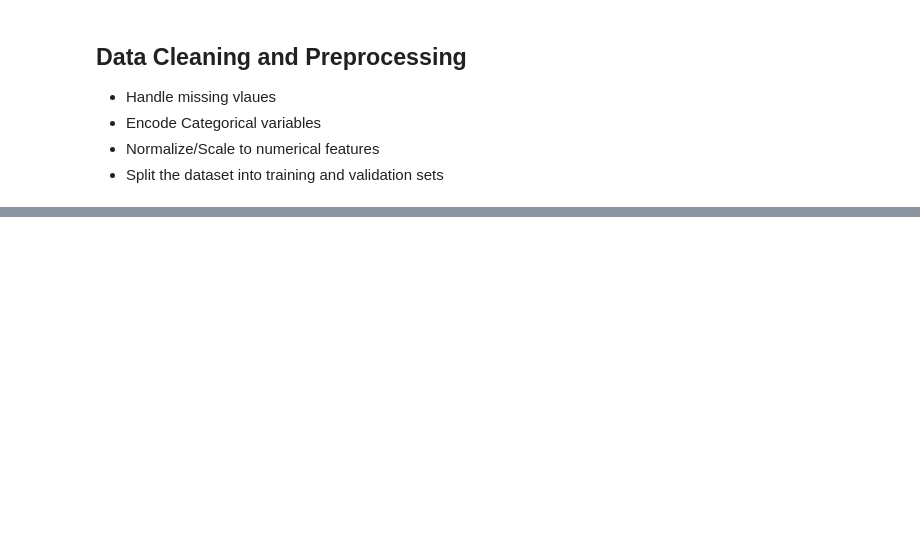
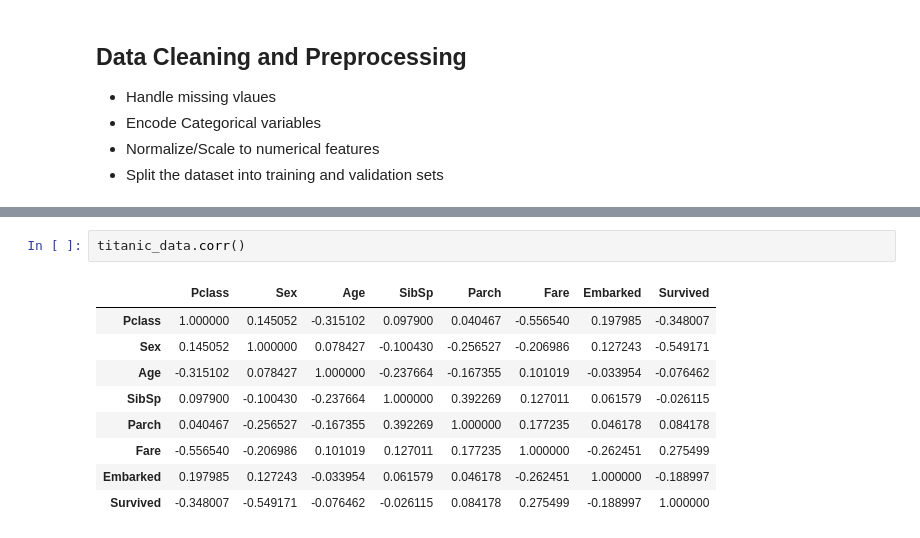
Before and after one commit to brem-21/Titanic, a Jupyter notebook: Untitled90.ipynb, the cells around one changed output, grey strips where cells are left out. Drawn from its saved outputs; the diff is of its cells as text; blank space fills up the shorter version.

```diff
--- a/Untitled90.ipynb
+++ b/Untitled90.ipynb
@@ -130,0 +438,12 @@ plt.show()
+# %%
+titanic_data.corr()
+# %% [output]
+|  | Pclass | Sex | Age | SibSp | Parch | Fare | Embarked | Survived |
+| Pclass | 1.000000 | 0.145052 | -0.315102 | 0.097900 | 0.040467 | -0.556540 | 0.197985 | -0.348007 |
+| Sex | 0.145052 | 1.000000 | 0.078427 | -0.100430 | -0.256527 | -0.206986 | 0.127243 | -0.549171 |
+| Age | -0.315102 | 0.078427 | 1.000000 | -0.237664 | -0.167355 | 0.101019 | -0.033954 | -0.076462 |
+| SibSp | 0.097900 | -0.100430 | -0.237664 | 1.000000 | 0.392269 | 0.127011 | 0.061579 | -0.026115 |
+| Parch | 0.040467 | -0.256527 | -0.167355 | 0.392269 | 1.000000 | 0.177235 | 0.046178 | 0.084178 |
+| Fare | -0.556540 | -0.206986 | 0.101019 | 0.127011 | 0.177235 | 1.000000 | -0.262451 | 0.275499 |
+| Embarked | 0.197985 | 0.127243 | -0.033954 | 0.061579 | 0.046178 | -0.262451 | 1.000000 | -0.188997 |
+| Survived | -0.348007 | -0.549171 | -0.076462 | -0.026115 | 0.084178 | 0.275499 | -0.188997 | 1.000000 |
```
Also changed, not shown: parts of 32 cells of this notebook.
